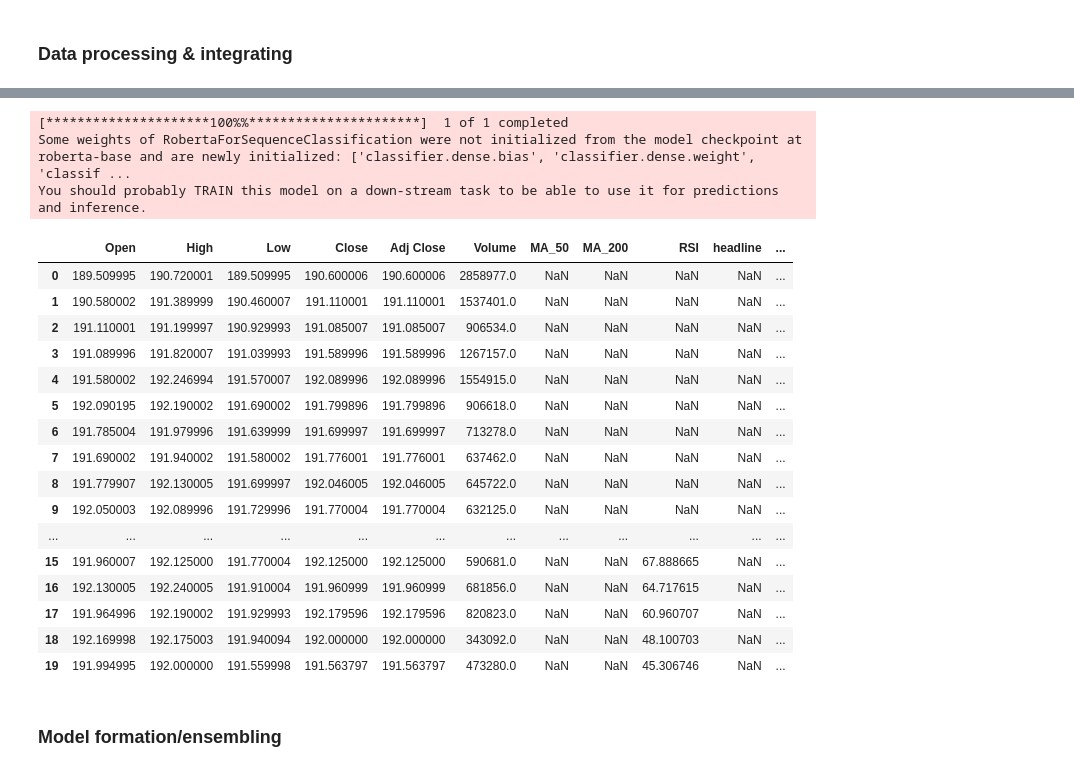
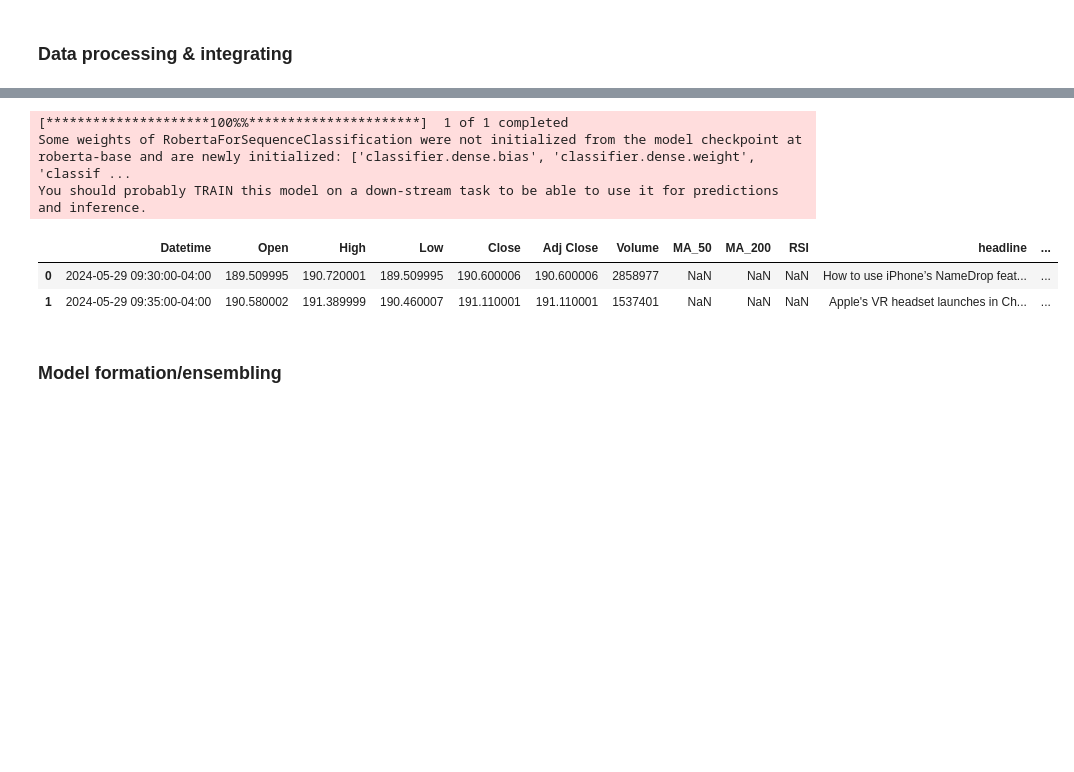
Before and after one commit to aidan-lew/junk-drawer, a Jupyter notebook: gpt_ml_fin_forcaster_integrator_.ipynb, the cells around one changed output, grey strips where cells are left out. Cells and saved outputs as stored; diff of their text form; code cells hidden in the pictures; blank space fills up the shorter version.

```diff
--- a/gpt_ml_fin_forcaster_integrator_.ipynb
+++ b/gpt_ml_fin_forcaster_integrator_.ipynb
@@ -1048,8 +1028,8 @@ def blob_sentiment_analysis(headlines):
 
     return headlines_df
 
-ticker = 'AAPL'
-num_articles = 10
-headlines = scrape_news_headlines(ticker, num_articles)
-sentiments = blob_sentiment_analysis(headlines)
-sentiments.head()
+#ticker = 'AAPL'
+#num_articles = 10
+#headlines = scrape_news_headlines(ticker, num_articles)
+#sentiments = blob_sentiment_analysis(headlines)
+#sentiments.head()
@@ -1063,7 +1036,7 @@ sentiments.head()
 # %% [markdown]
 ### Ensembling
 # %%
-def ensemble_sentiment_analysis(headlines, include_gpt=False):
+def ensemble_sentiment_analysis(headlines, include_gpt):
     # Initialize a list to store the sentiment scores from each model
     sentiment_scores = []
 
@@ -1098,7 +1071,7 @@ def ensemble_sentiment_analysis(headlines, include_gpt=False):
 ticker = 'AAPL'
 num_articles = 10
 headlines = scrape_news_headlines(ticker, num_articles)
-sentiments = ensemble_sentiment_analysis(headlines, include_gpt=True)
+sentiments = ensemble_sentiment_analysis(headlines, include_gpt=False)
 sentiments.head()
 # %% [output]
 Some weights of RobertaForSequenceClassification were not initialized from the model checkpoint at roberta-base and are newly initialized: ['classifier.dense.bias', 'classifier.dense.weight', 'classif ...
@@ -1235,57 +1193,45 @@ earnings.head()
 # %%
-import pandas as pd
+def concat_numeric_sentiments(numeric_df, sentiments_df):
+  # Concatenate the two dataframes along the row axis
+  combined_df = pd.concat([numeric_df, sentiments_df], axis=1)
+
+  # Rename the columns to avoid any conflicts
+  combined_df = combined_df.rename(columns={'Open': 'numeric_Open',
+                                          'High': 'numeric_High',
+                                          'Low': 'numeric_Low',
+                                          'Close': 'numeric_Close',
+                                          'Adj Close': 'numeric_Adj Close',
+                                          'Volume': 'numeric_Volume',
+                                          'MA_50': 'numeric_MA_50',
+                                          'MA_200': 'numeric_MA_200',
+                                          'RSI': 'numeric_RSI'})
+
+  # Add a timestamp column to the sentiments_df
+  sentiments_df['timestamp'] = pd.Timestamp.now()
+
+  # Concatenate the two dataframes along the row axis
+  combined_df = pd.concat([numeric_df, sentiments_df], axis=1)
+
+  # Drop any duplicate columns
+  combined_df = combined_df.loc[:, ~combined_df.columns.duplicated()]
+
+  # Reset the index of the combined dataframe
+  combined_df = combined_df.reset_index(drop=True)
+
+  return combined_df
+
 ticker = 'AAPL'
 numeric_df = get_numeric_data(ticker)
 sentiments_df = scrape_sentiment_ensemble_pipeline(ticker = ticker, num_articles = 10, include_gpt=False)
-# Concatenate the two dataframes along the row axis
-combined_df = pd.concat([numeric_df, sentiments_df], axis=1)
-
-# Rename the columns to avoid any conflicts
-combined_df = combined_df.rename(columns={'Open': 'numeric_Open',
-                                         'High': 'numeric_High',
-                                         'Low': 'numeric_Low',
-                                         'Close': 'numeric_Close',
-                                         'Adj Close': 'numeric_Adj Close',
-                                         'Volume': 'numeric_Volume',
-                                         'MA_50': 'numeric_MA_50',
-                                         'MA_200': 'numeric_MA_200',
-                                         'RSI': 'numeric_RSI'})
-
-# Add a timestamp column to the sentiments_df
-sentiments_df['timestamp'] = pd.Timestamp.now()
-
-# Concatenate the two dataframes along the row axis
-combined_df = pd.concat([numeric_df, sentiments_df], axis=1)
-
-# Drop any duplicate columns
-combined_df = combined_df.loc[:, ~combined_df.columns.duplicated()]
-
-# Reset the index of the combined dataframe
-combined_df = combined_df.reset_index(drop=True)
-
-# Print the combined dataframe
-combined_df.head(20)
+combined_df = concat_numeric_sentiments(numeric_df, sentiments_df)
+combined_df.head(2)
 # %% [output]
 [*********************100%%**********************]  1 of 1 completed
 Some weights of RobertaForSequenceClassification were not initialized from the model checkpoint at roberta-base and are newly initialized: ['classifier.dense.bias', 'classifier.dense.weight', 'classif ...
 You should probably TRAIN this model on a down-stream task to be able to use it for predictions and inference.
-|  | Open | High | Low | Close | Adj Close | Volume | MA_50 | MA_200 | RSI | headline | ... |
-| 0 | 189.509995 | 190.720001 | 189.509995 | 190.600006 | 190.600006 | 2858977.0 | NaN | NaN | NaN | NaN | ... |
-| 1 | 190.580002 | 191.389999 | 190.460007 | 191.110001 | 191.110001 | 1537401.0 | NaN | NaN | NaN | NaN | ... |
-| 2 | 191.110001 | 191.199997 | 190.929993 | 191.085007 | 191.085007 | 906534.0 | NaN | NaN | NaN | NaN | ... |
-| 3 | 191.089996 | 191.820007 | 191.039993 | 191.589996 | 191.589996 | 1267157.0 | NaN | NaN | NaN | NaN | ... |
-| 4 | 191.580002 | 192.246994 | 191.570007 | 192.089996 | 192.089996 | 1554915.0 | NaN | NaN | NaN | NaN | ... |
-| 5 | 192.090195 | 192.190002 | 191.690002 | 191.799896 | 191.799896 | 906618.0 | NaN | NaN | NaN | NaN | ... |
-| 6 | 191.785004 | 191.979996 | 191.639999 | 191.699997 | 191.699997 | 713278.0 | NaN | NaN | NaN | NaN | ... |
-| 7 | 191.690002 | 191.940002 | 191.580002 | 191.776001 | 191.776001 | 637462.0 | NaN | NaN | NaN | NaN | ... |
-| 8 | 191.779907 | 192.130005 | 191.699997 | 192.046005 | 192.046005 | 645722.0 | NaN | NaN | NaN | NaN | ... |
-| 9 | 192.050003 | 192.089996 | 191.729996 | 191.770004 | 191.770004 | 632125.0 | NaN | NaN | NaN | NaN | ... |
-| ... | ... | ... | ... | ... | ... | ... | ... | ... | ... | ... | ... |
-| 15 | 191.960007 | 192.125000 | 191.770004 | 192.125000 | 192.125000 | 590681.0 | NaN | NaN | 67.888665 | NaN | ... |
-| 16 | 192.130005 | 192.240005 | 191.910004 | 191.960999 | 191.960999 | 681856.0 | NaN | NaN | 64.717615 | NaN | ... |
-| 17 | 191.964996 | 192.190002 | 191.929993 | 192.179596 | 192.179596 | 820823.0 | NaN | NaN | 60.960707 | NaN | ... |
-| 18 | 192.169998 | 192.175003 | 191.940094 | 192.000000 | 192.000000 | 343092.0 | NaN | NaN | 48.100703 | NaN | ... |
-| 19 | 191.994995 | 192.000000 | 191.559998 | 191.563797 | 191.563797 | 473280.0 | NaN | NaN | 45.306746 | NaN | ... |
+|  | Datetime | Open | High | Low | Close | Adj Close | Volume | MA_50 | MA_200 | RSI | headline | ... |
+| 0 | 2024-05-29 09:30:00-04:00 | 189.509995 | 190.720001 | 189.509995 | 190.600006 | 190.600006 | 2858977 | NaN | NaN | NaN | How to use iPhone’s NameDrop feat... | ... |
+| 1 | 2024-05-29 09:35:00-04:00 | 190.580002 | 191.389999 | 190.460007 | 191.110001 | 191.110001 | 1537401 | NaN | NaN | NaN | Apple's VR headset launches in Ch... | ... |
 # %% [markdown]
 ### Model formation/ensembling
 # %%
```
Also changed, not shown: parts of 18 cells of this notebook.
